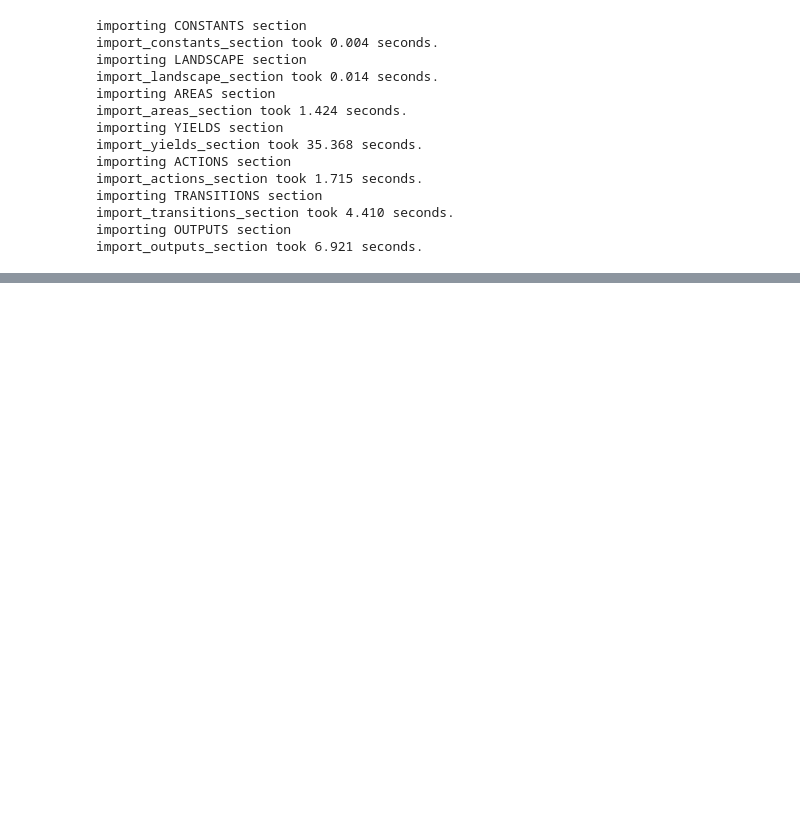
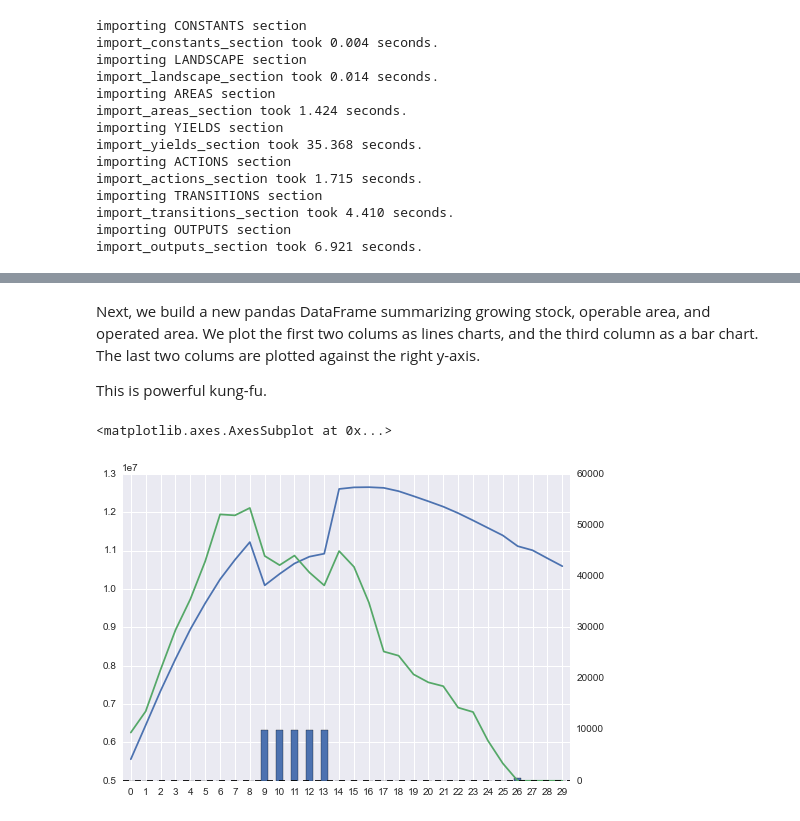
Before and after one commit to UBC-FRESH/ws3, a Jupyter notebook: ws3_test1.ipynb, the cells around one changed output, grey strips where cells are left out. Cells and saved outputs as stored; diff of their text form; code cells hidden in the pictures; blank space fills up the shorter version.

```diff
--- a/ws3_test1.ipynb
+++ b/ws3_test1.ipynb
@@ -135,0 +195,5 @@ df.act1_operable_area.plot(color='Green', secondary_y=True)
+# %%
+acode = 'act1'
+for p in range(10, 15):
+    wm.areaselector.operate(period=p, acode=acode, target_area=10000)
+wm.areaselector.operate(period=27, acode=acode, target_area=1000)
@@ -135,0 +213,15 @@ df.act1_operable_area.plot(color='Green', secondary_y=True)
+# %% [markdown]
+Next, we build a new pandas DataFrame summarizing growing stock, operable area, and operated area. We plot the first two colums as lines charts, and the third column as a bar chart. The last two colums are plotted against the right y-axis.
+
+This is powerful kung-fu.
+# %%
+df = pd.DataFrame([(wm.inventory(p, yname='yv_s', mask=mask),
+                    wm.operable_area(acode, p),
+                    wm.operated_area(acode, p)) for p in wm.periods],
+                  columns=['growing_stock', 'operable_area', 'operated_area'])
+df.growing_stock.plot()
+df.operable_area.plot(secondary_y=True)
+df.operated_area.plot(kind='bar', secondary_y=True)
+# %% [output]
+<matplotlib.axes.AxesSubplot at 0x...>
+[figure, added]
```
Also changed, not shown: parts of 26 cells of this notebook.
